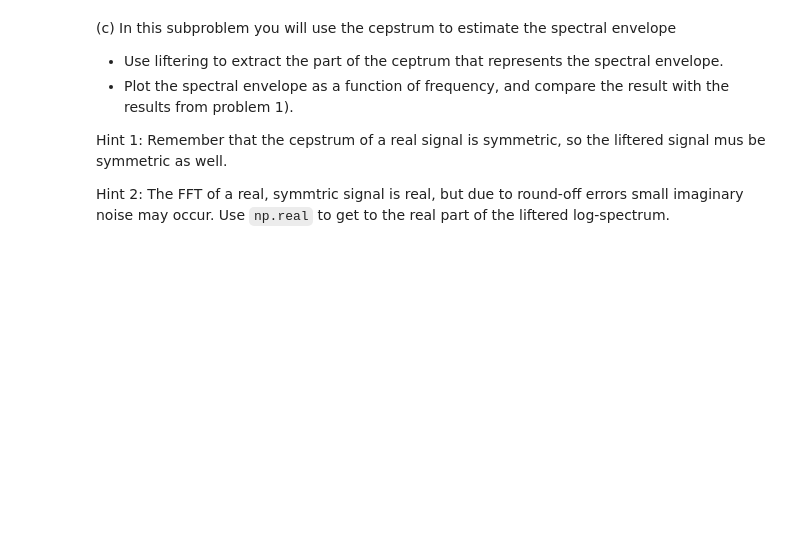
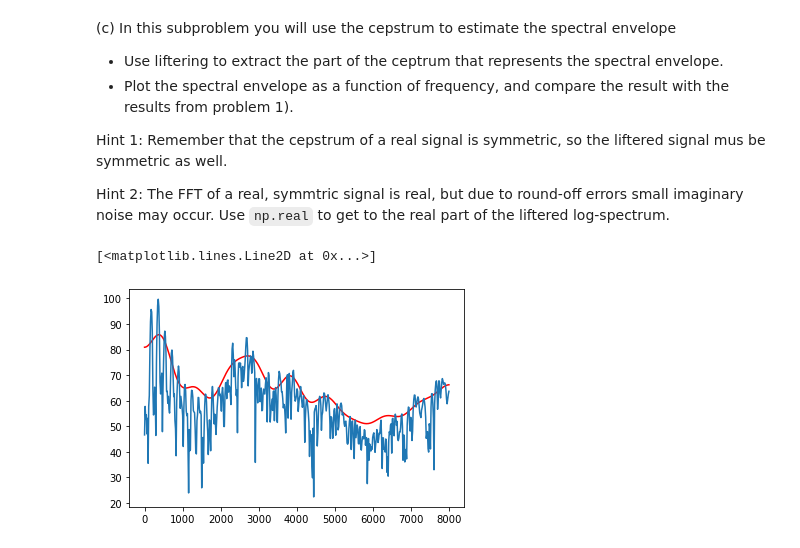
Before and after one commit to VegardIversen/TTT4185, a Jupyter notebook: exercise_1/TTT4185_assignment_1_2020-08-30.ipynb, the cells around one changed output. Saved outputs shown, nothing was run; the diff lists cells and outputs as text; code cells hidden in the pictures; blank space fills up the shorter version.

```diff
--- a/exercise_1/TTT4185_assignment_1_2020-08-30.ipynb
+++ b/exercise_1/TTT4185_assignment_1_2020-08-30.ipynb
@@ -234,3 +234,12 @@ print(F0_cept)
 Hint 1: Remember that the cepstrum of a real signal is symmetric, so the liftered signal mus be symmetric as well.
 
 Hint 2: The FFT of a real, symmtric signal is real, but due to round-off errors small imaginary noise may occur. Use `np.real` to get to the real part of the liftered log-spectrum.
+# %%
+envelope = cepstrum_full
+envelope[20:len(envelope)-20] = 0
+spec_envelope = np.abs(np.exp(np.fft.fft(envelope, n=1024)))
+plt.plot(fft_x_axis,20*np.log10(spec_envelope[:N]),"r")
+plt.plot(fft_x_axis,20*np.log10(np.abs(iy_data_hamming_fft[:N])))
+# %% [output]
+[<matplotlib.lines.Line2D at 0x...>]
+[figure, added]
```
Also changed, not shown: parts of 1 cell of this notebook.
